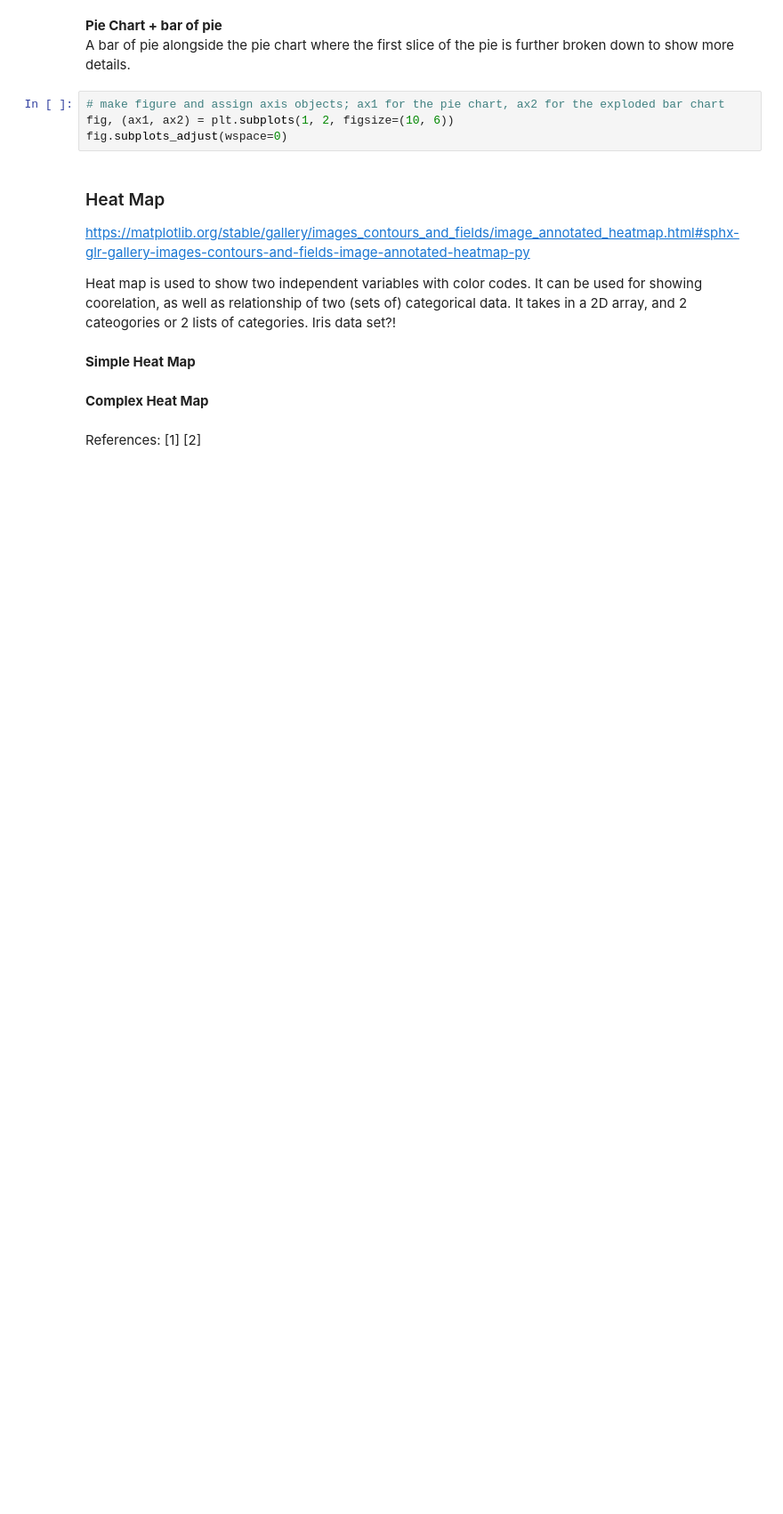
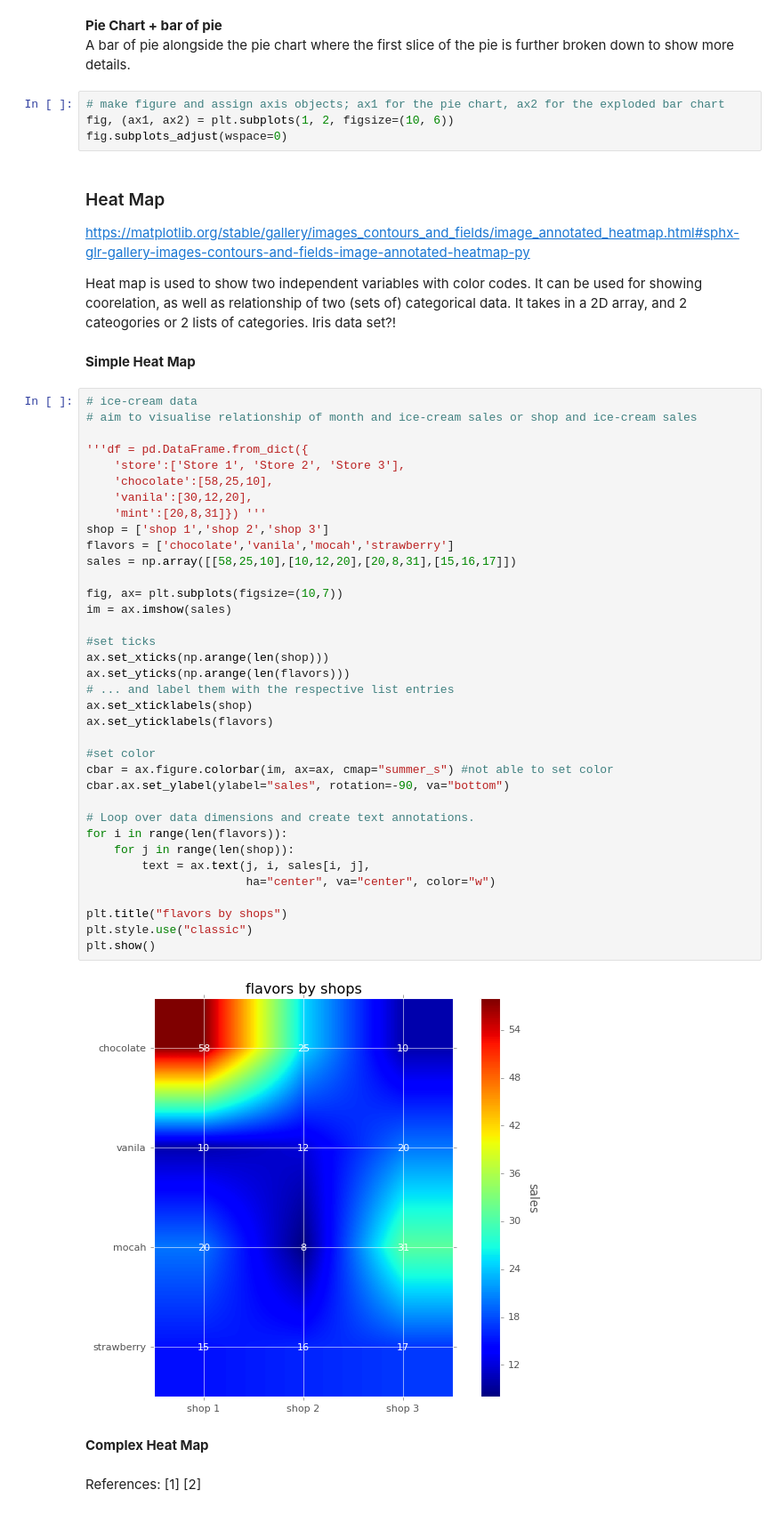
Before and after one commit to HazelIP/Fundamental_DA, a Jupyter notebook: pyplot/pyplot.ipynb, the cells around one changed output. Shown at 89% size. Drawn from its saved outputs; the diff is of its cells as text; blank space fills up the shorter version.

```diff
--- a/pyplot/pyplot.ipynb
+++ b/pyplot/pyplot.ipynb
@@ -227,6 +266,44 @@ Heat map is used to show two independent variables with color codes. It can be u
 Iris data set?!
 # %% [markdown]
 **Simple Heat Map**
+# %%
+# ice-cream data
+# aim to visualise relationship of month and ice-cream sales or shop and ice-cream sales
+
+'''df = pd.DataFrame.from_dict({
+    'store':['Store 1', 'Store 2', 'Store 3'],
+    'chocolate':[58,25,10],
+    'vanila':[30,12,20],
+    'mint':[20,8,31]}) '''
+shop = ['shop 1','shop 2','shop 3']
+flavors = ['chocolate','vanila','mocah','strawberry']
+sales = np.array([[58,25,10],[10,12,20],[20,8,31],[15,16,17]])
+
+fig, ax= plt.subplots(figsize=(10,7))
+im = ax.imshow(sales)
+
+#set ticks
+ax.set_xticks(np.arange(len(shop)))
+ax.set_yticks(np.arange(len(flavors)))
+# ... and label them with the respective list entries
+ax.set_xticklabels(shop)
+ax.set_yticklabels(flavors)
+
+#set color
+cbar = ax.figure.colorbar(im, ax=ax, cmap="summer_s") #not able to set color
+cbar.ax.set_ylabel(ylabel="sales", rotation=-90, va="bottom")
+
+# Loop over data dimensions and create text annotations.
+for i in range(len(flavors)):
+    for j in range(len(shop)):
+        text = ax.text(j, i, sales[i, j],
+                       ha="center", va="center", color="w")
+
+plt.title("flavors by shops")
+plt.style.use("classic")
+plt.show()
+# %% [output]
+[figure, added]
 # %% [markdown]
 **Complex Heat Map**
 # %% [markdown]
```
Also changed, not shown: parts of 15 cells of this notebook, 30 other files.
